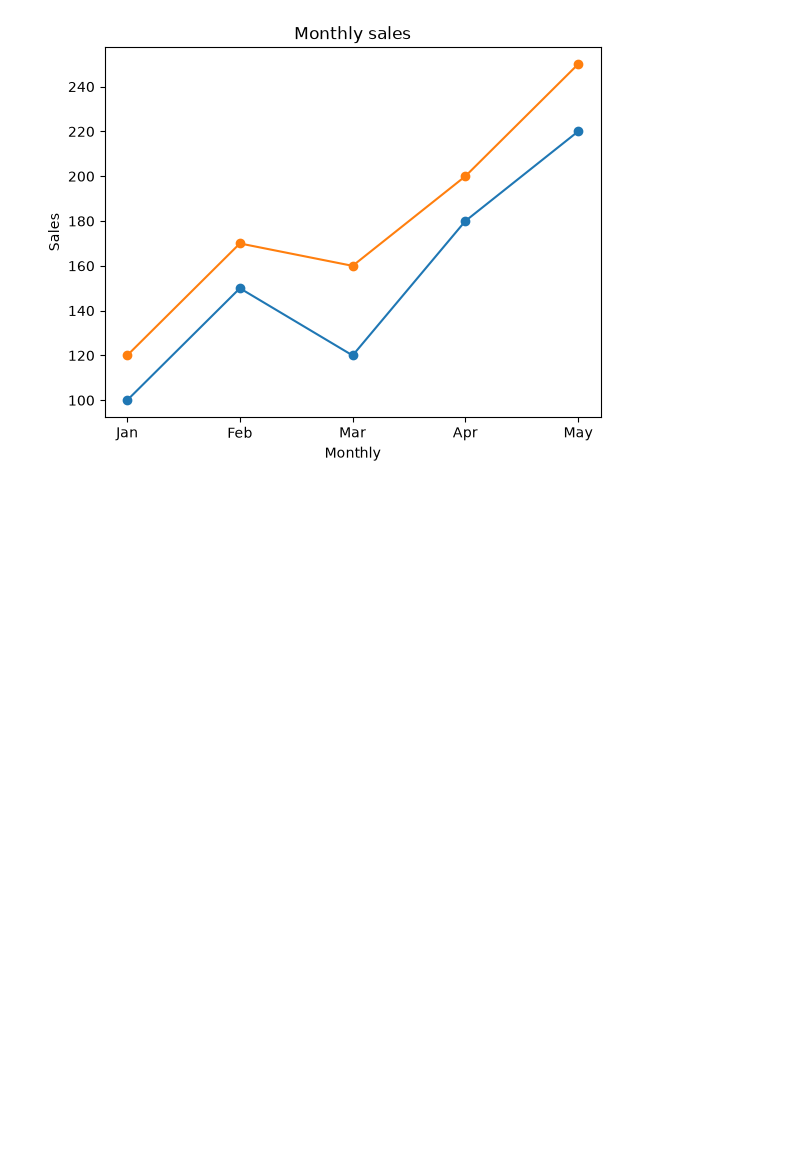
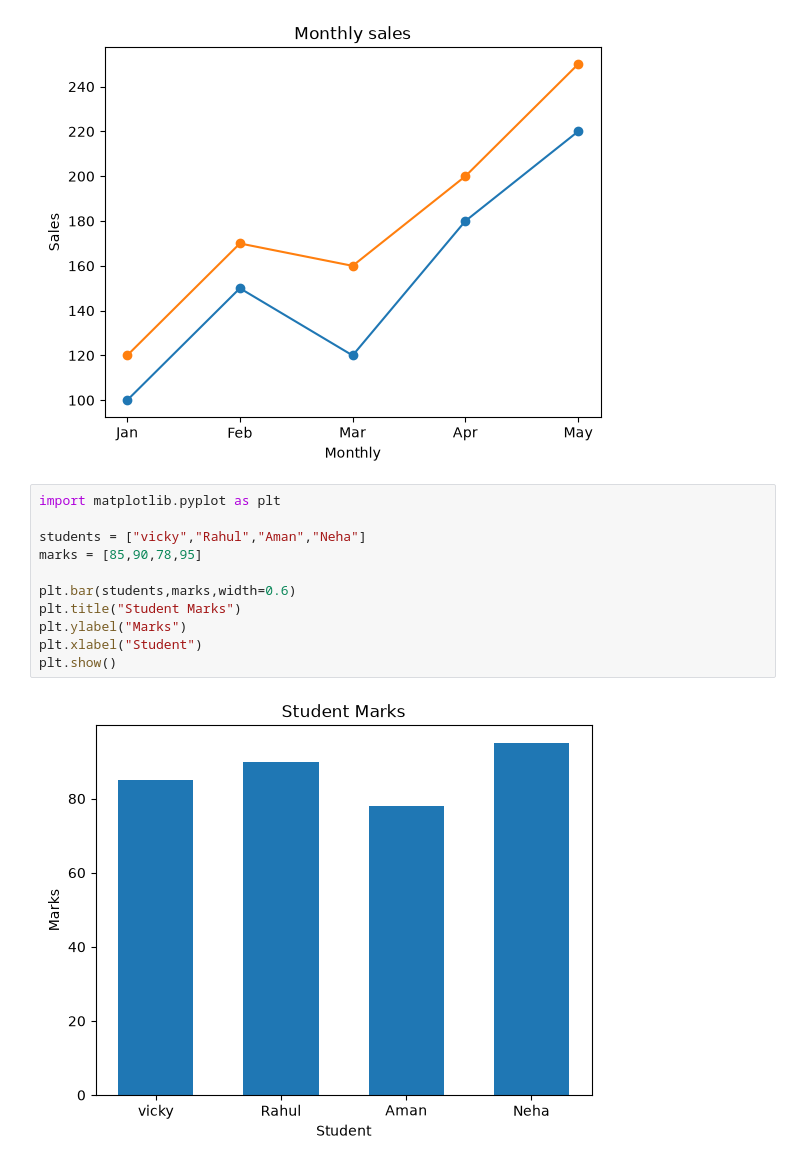
Before and after one commit to manukumsr54/Python-College, a Jupyter notebook: Day3_Matplotlib.ipynb, the cells around one changed output. Cells and saved outputs as stored; diff of their text form; blank space fills up the shorter version.

```diff
--- a/Day3_Matplotlib.ipynb
+++ b/Day3_Matplotlib.ipynb
@@ -68,3 +68,16 @@ plt.xlabel("Monthly")
 plt.show()
 # %% [output]
 [figure]
+# %%
+import matplotlib.pyplot as plt
+
+students = ["vicky","Rahul","Aman","Neha"]
+marks = [85,90,78,95]
+
+plt.bar(students,marks,width=0.6)
+plt.title("Student Marks")
+plt.ylabel("Marks")
+plt.xlabel("Student")
+plt.show()
+# %% [output]
+[figure, added]
```
Also changed, not shown: parts of 4 cells of this notebook.
